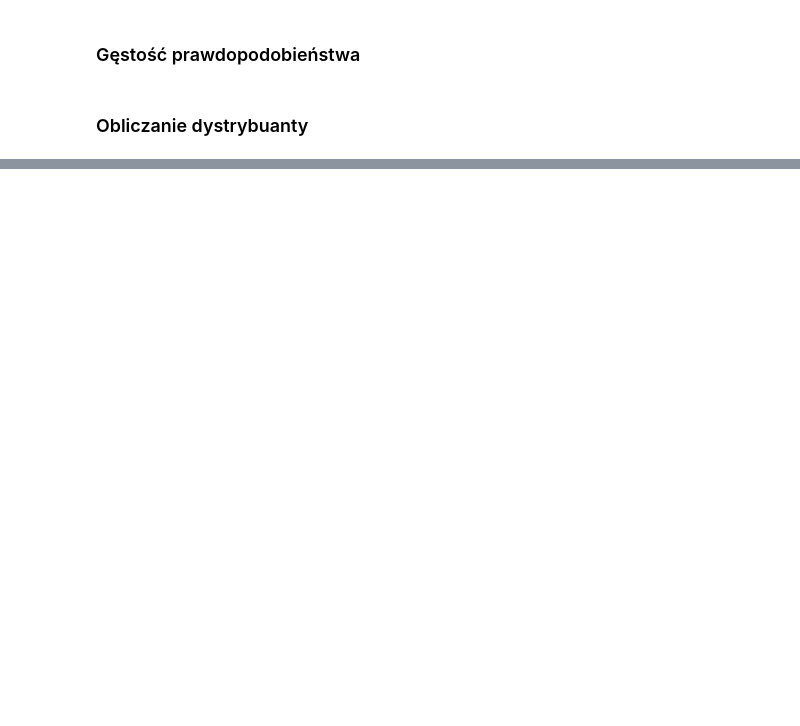
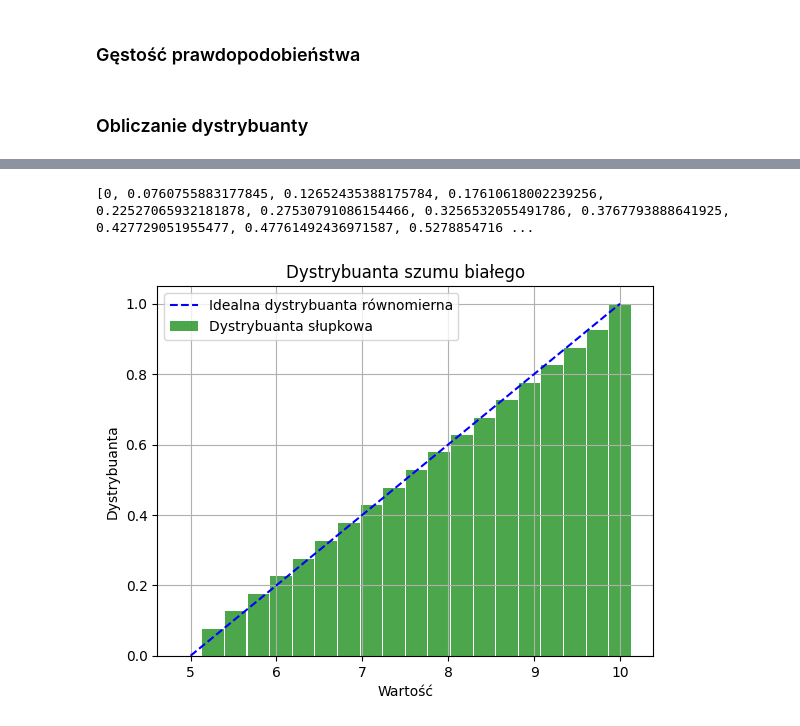
Before and after one commit to mbrunka/stochastyka-white-noise, a Jupyter notebook: main.ipynb, the cells around one changed output, grey strips where cells are left out. Cells and saved outputs as stored; diff of their text form; code cells hidden in the pictures; blank space fills up the shorter version.

Commit message:
yyyy 3 wykresy

```diff
--- a/main.ipynb
+++ b/main.ipynb
@@ -150,0 +151,48 @@ wykresy_dystrybuanty(szum_bialy=szum_bialy, liczba_slupkow=25, szerokosc_slupka=
+# %%
+def avg(lst):
+    return sum(lst) / len(lst)
+
+def dystrybuanta_slupkowa(lista_probek, zakres, ilosc_slupkow=20):
+    '''
+    Funkcja generuje wykres dystrybuanty słupkowej dla szumu białego.
+    :param ilosc_slupkow: liczba słupków, domyślnie 20
+    '''
+    probki = np.sort(lista_probek)
+
+    # Obliczanie dystrybuanty
+    cdf_values = uniform.cdf(probki, loc=zakres[0], scale=zakres[1] - zakres[0])
+    sorted_cdf = np.sort(cdf_values)
+
+    krok = int(len(probki) / ilosc_slupkow)
+
+    # Obliczanie wartości dystrybuanty w środkach słupków
+    wartosci_dystrybuanty = [avg(sorted_cdf[i:i+krok]) for i in range(0, len(sorted_cdf)-krok, krok)]
+    if len(wartosci_dystrybuanty) < ilosc_slupkow:
+        wartosci_dystrybuanty.append(1)
+    else:
+        wartosci_dystrybuanty[-1] = 1  # Ustawienie ostatniej wartości na 1
+    wartosci_dystrybuanty[0] =0
+    print(wartosci_dystrybuanty)
+
+    print()
+    # Tworzenie wykresu słupkowego dystrybuanty
+    plt.bar(np.linspace(zakres[0], zakres[1], ilosc_slupkow), wartosci_dystrybuanty, width=(zakres[1] - zakres[0]) / ilosc_slupkow, color='g', alpha=0.7, label='Dystrybuanta słupkowa')
+
+    # Dodanie referencyjnej, kropkowanej linii dla idealnej dystrybuanty dla rozkładu równomiernego
+    idealne_probki = np.linspace(zakres[0], zakres[1], 1000)
+    idealna_dystrybuanta = uniform.cdf(idealne_probki, loc=zakres[0], scale=zakres[1] - zakres[0])
+    plt.plot(idealne_probki, idealna_dystrybuanta, 'b--', label='Idealna dystrybuanta równomierna')
+
+    plt.title('Dystrybuanta szumu białego')
+    plt.xlabel('Wartość')
+    plt.ylabel('Dystrybuanta')
+    plt.legend()
+    plt.grid(True)
+    plt.show()
+
+#Stwórz obiket Generator
+gen = Generator()
+dystrybuanta_slupkowa(szum_bialy, ZAKRES, 20)
+# %% [output]
+[0, 0.0760755883177845, 0.12652435388175784, 0.17610618002239256, 0.22527065932181878, 0.27530791086154466, 0.3256532055491786, 0.3767793888641925, 0.427729051955477, 0.47761492436971587, 0.5278854716 ...
+[figure, added]
```
Also changed, not shown: parts of 5 cells of this notebook.
